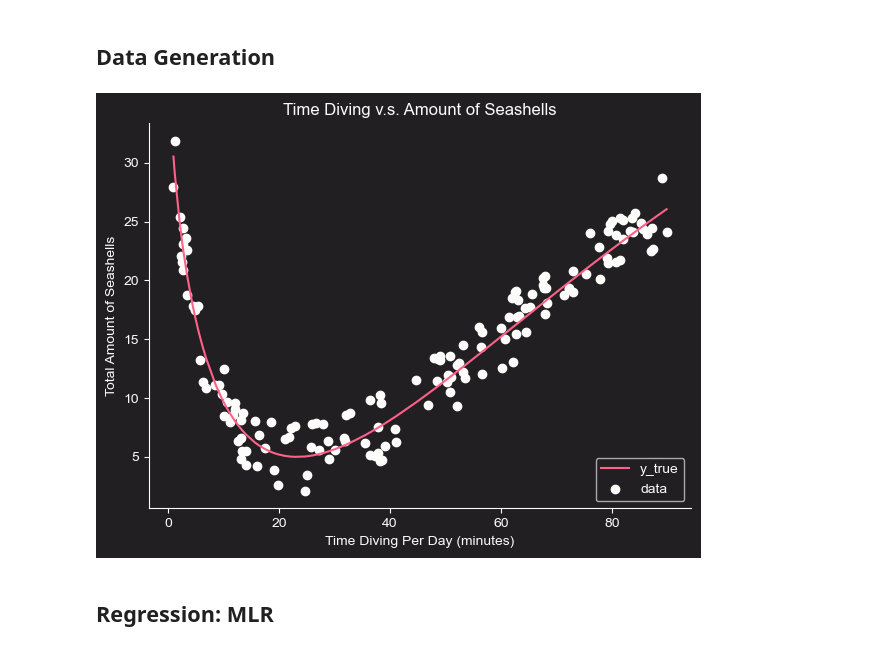
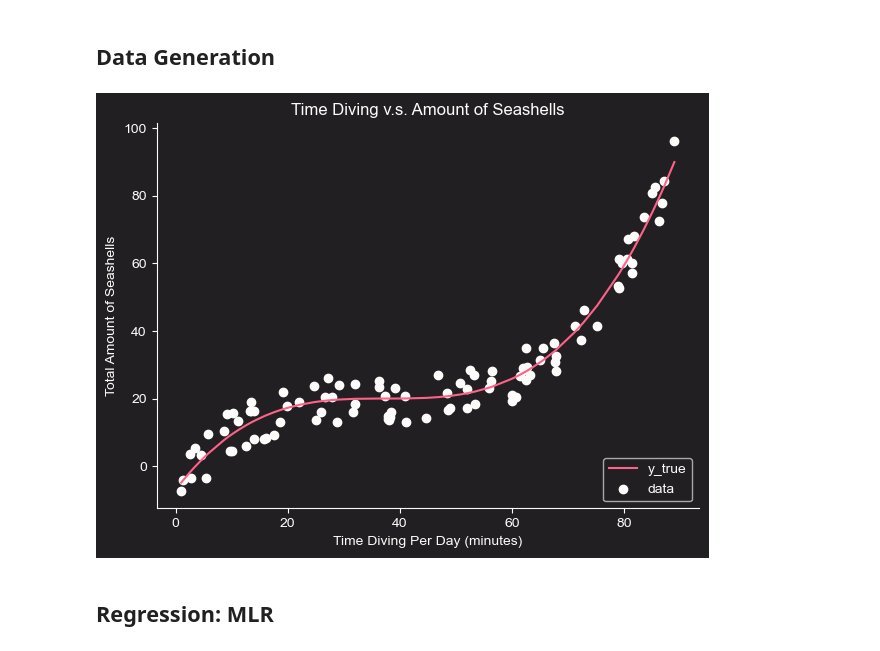
Before and after one commit to jakecreate/machine-learning-from-scratch, a Jupyter notebook: fundamentals_machine_learning.ipynb, the cells around one changed output. Saved outputs shown, nothing was run; the diff lists cells and outputs as text; code cells hidden in the pictures.

Commit message:
change data y_true

```diff
--- a/fundamentals_machine_learning.ipynb
+++ b/fundamentals_machine_learning.ipynb
@@ -36,26 +36,28 @@ plt.rcParams['ytick.color'] = c_['white']
 ## Data Generation
 # %%
 np.random.seed(1)
-n_samples = 150
+n_samples = 100
 
 # sample data
 x = np.sort(np.random.uniform(low=1, high=90, size=n_samples))
-noise = np.random.uniform(low=-3, high=3, size=n_samples)
-y_true = -20*np.sin(x**(1/3) + 5) + 25
+noise = np.random.uniform(low=-10, high=10, size=n_samples)
+
+y_true = (0.08*x - 3)**3 + 20
+# y_true = -20*np.sin(x**(1/3) + 5) + 25
 y = y_true + noise
 
 # graph of data
 fig, ax = plt.subplots(figsize=(7,5))
 ax.plot(x, y_true, c=c_['red'], label='y_true')
 ax.scatter(x, y, c=c_['white'], label='data')
 ax.spines[['top', 'right']].set_visible(False)
 ax.spines[['bottom', 'left']].set_color(c_['white'])
 ax.set_title('Time Diving v.s. Amount of Seashells')
 ax.set_xlabel('Time Diving Per Day (minutes)')
 ax.set_ylabel('Total Amount of Seashells')
 ax.legend(loc='lower right');
 # %% [output]
-[figure, old version]
+[figure, new version]
 # %% [markdown]
 ## Regression: MLR
 # %% [markdown]
```
Also changed, not shown: parts of 9 cells of this notebook.
